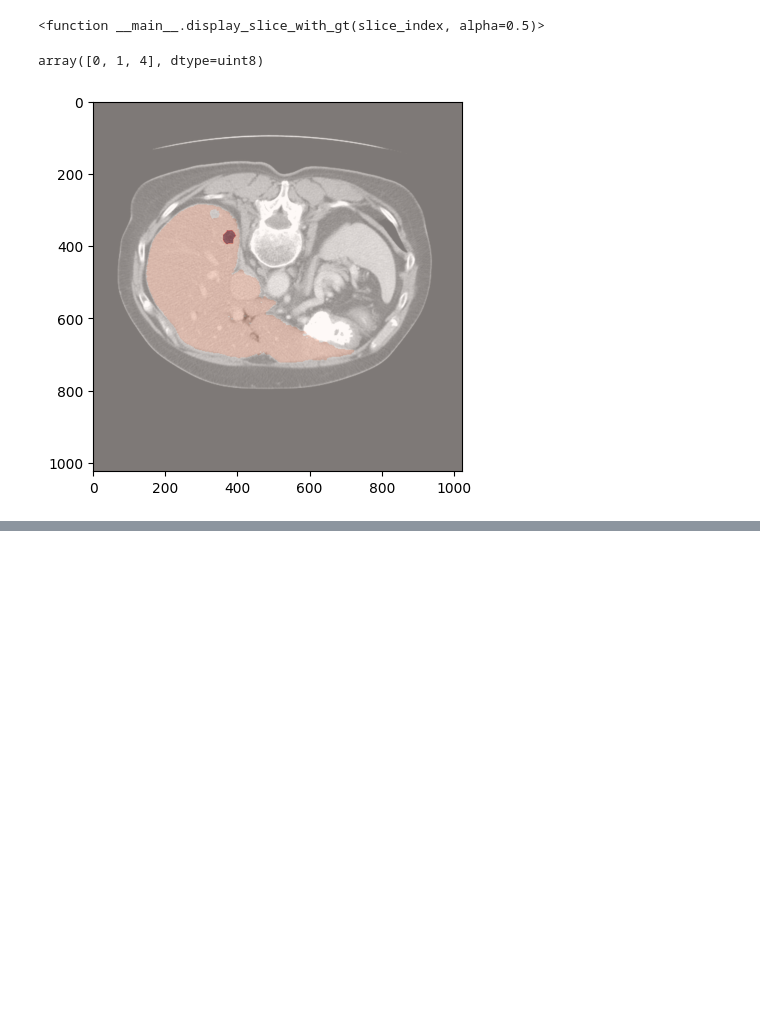
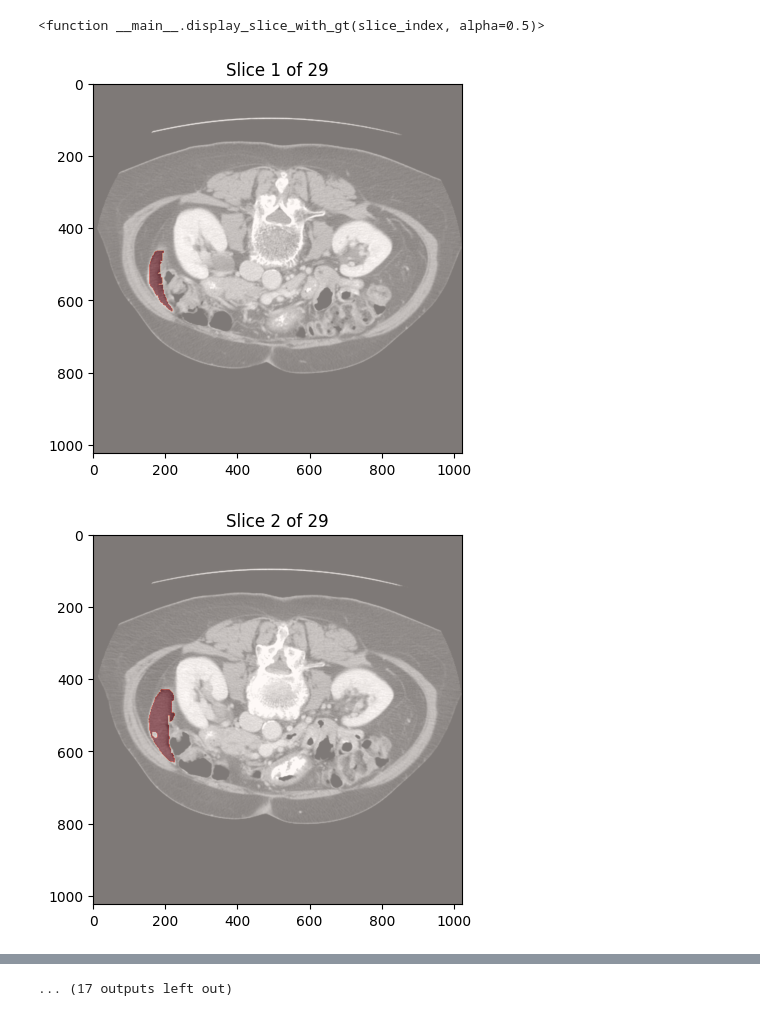
Before and after one commit to Omergottlieb33/AutoSAM, a Jupyter notebook: notebook/lits.ipynb, the cells around one changed output, grey strips where cells are left out. Drawn from its saved outputs; the diff is of its cells as text; code cells hidden in the pictures; blank space fills up the shorter version.

Commit message:
LITS CT pre processing visualization

```diff
--- a/notebook/lits.ipynb
+++ b/notebook/lits.ipynb
@@ -28,6 +29,18 @@ def display_slice_with_gt(slice_index, alpha=0.5):
     plt.title(f"Slice {slice_index + 1} of {num_slices}")
     plt.axis('off')  # Turn off axis labels
     plt.show()
+
+def show_liver_segmentation_npy(gt_dir, images_dir, file_suffix):
+    # collect all relevant slices
+    img_files = [os.path.join(images_dir,file) for file in os.listdir(images_dir) if file_suffix in file and file.endswith('.npy')]
+    gt_files = [os.path.join(gt_dir,file) for file in os.listdir(gt_dir) if file_suffix in file and file.endswith('.npy')]
+    for i, (img_path,gt_path) in enumerate(zip(img_files,gt_files)):
+        npy_img = np.load(img_path)
+        npy_gt = np.load(gt_path)
+        plt.imshow(npy_img, cmap='gray')
+        plt.imshow(npy_gt, cmap='Reds', alpha=0.5)
+        plt.title(f"Slice {i+1} of {len(img_files)}")
+        plt.show()
 # %% [markdown]
 #### Inputs
 # %%
@@ -70,11 +67,10 @@ npy_gt = np.load(npy_gt_path)
-# %%
-np.unique(npy_gt)
-# %% [output]
-array([0, 1, 4], dtype=uint8)
-# %%
-from matplotlib import cm
-plt.imshow(npy_img, cmap='gray')
-plt.imshow(npy_gt, cmap='Reds', alpha=0.5)
-plt.show()
-# %% [output]
-[figure, removed]
+# %%
+# pre processing conversion of nii to npy
+gt_dir = r'C:\Users\97254\Desktop\Resources\TAU\dl_medical_imaging\project\datasets\LITS\ct\Training_Batch_1\npy\CT_liver_train\gts'
+images_dir = r'C:\Users\97254\Desktop\Resources\TAU\dl_medical_imaging\project\datasets\LITS\ct\Training_Batch_1\npy\CT_liver_train\imgs'
+file_suffix = 'CT_liver_train_segmentation-0'
+# %%
+show_liver_segmentation_npy(gt_dir, images_dir, file_suffix)
+# %% [output]
+[figure, added]
+[figure, added]
@@ -80,0 +87 @@ plt.show()
+... (17 outputs left out)
```
Also changed, not shown: parts of 6 cells of this notebook.
